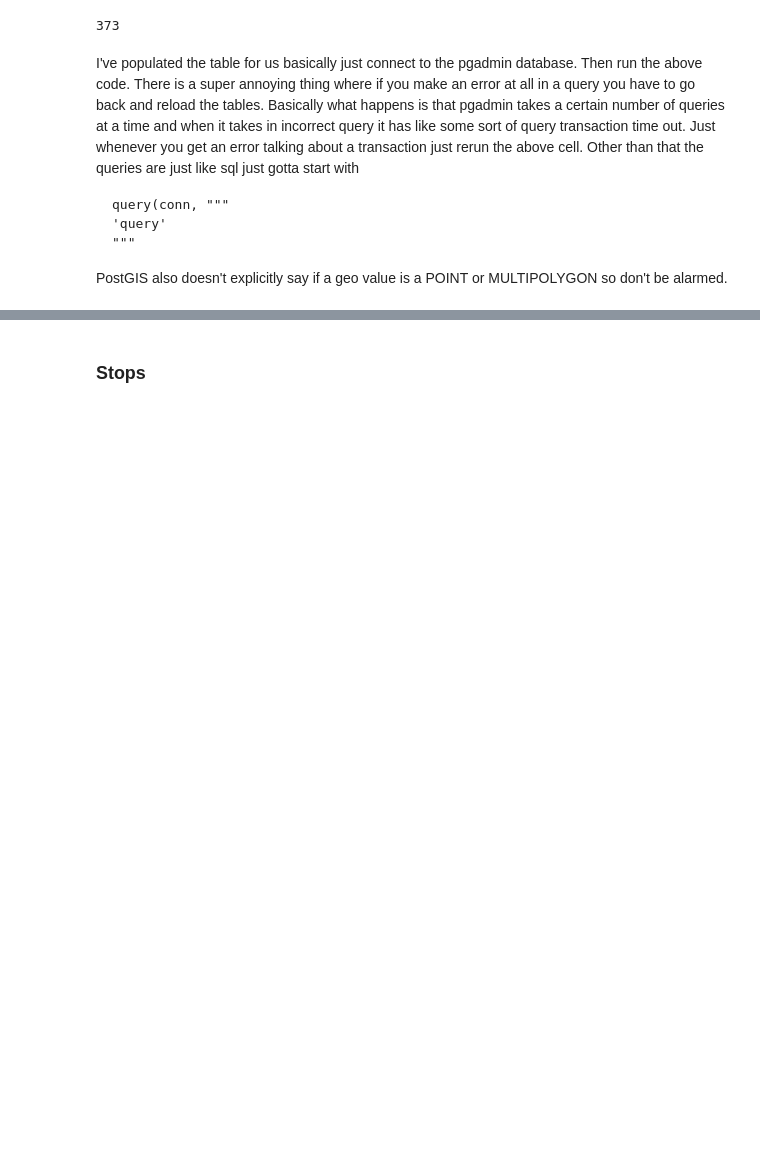
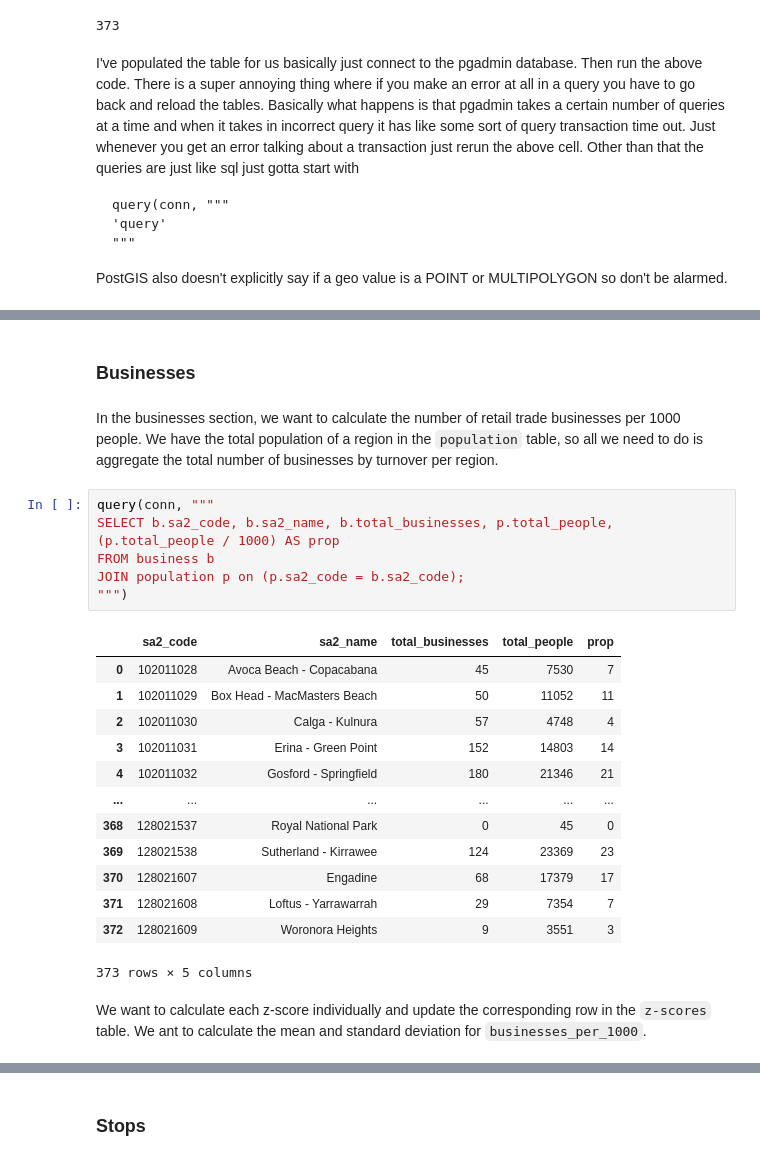
Before and after one commit to infernocadet/greater-sydney-analysis, a Jupyter notebook: Greater Sydney Analysis.ipynb, the cells around one changed output, grey strips where cells are left out. Drawn from its saved outputs; the diff is of its cells as text; blank space fills up the shorter version.

```diff
--- a/Greater Sydney Analysis.ipynb
+++ b/Greater Sydney Analysis.ipynb
@@ -1730,0 +1876,26 @@ PostGIS also doesn't explicitly say if a geo value is a POINT or MULTIPOLYGON so
+# %% [markdown]
+### Businesses
+# %% [markdown]
+In the businesses section, we want to calculate the number of retail trade businesses per 1000 people. We have the total population of a region in the `population` table, so all we need to do is aggregate the total number of businesses by turnover per region.
+# %%
+query(conn, """
+SELECT b.sa2_code, b.sa2_name, b.total_businesses, p.total_people, (p.total_people / 1000) AS prop
+FROM business b
+JOIN population p on (p.sa2_code = b.sa2_code);
+""")
+# %% [output]
+|  | sa2_code | sa2_name | total_businesses | total_people | prop |
+| 0 | 102011028 | Avoca Beach - Copacabana | 45 | 7530 | 7 |
+| 1 | 102011029 | Box Head - MacMasters Beach | 50 | 11052 | 11 |
+| 2 | 102011030 | Calga - Kulnura | 57 | 4748 | 4 |
+| 3 | 102011031 | Erina - Green Point | 152 | 14803 | 14 |
+| 4 | 102011032 | Gosford - Springfield | 180 | 21346 | 21 |
+| ... | ... | ... | ... | ... | ... |
+| 368 | 128021537 | Royal National Park | 0 | 45 | 0 |
+| 369 | 128021538 | Sutherland - Kirrawee | 124 | 23369 | 23 |
+| 370 | 128021607 | Engadine | 68 | 17379 | 17 |
+| 371 | 128021608 | Loftus - Yarrawarrah | 29 | 7354 | 7 |
+| 372 | 128021609 | Woronora Heights | 9 | 3551 | 3 |
+373 rows × 5 columns
+# %% [markdown]
+We want to calculate each z-score individually and update the corresponding row in the `z-scores` table. We ant to calculate the mean and standard deviation for `businesses_per_1000`.
```
Also changed, not shown: parts of 34 cells of this notebook, 2 other files.
